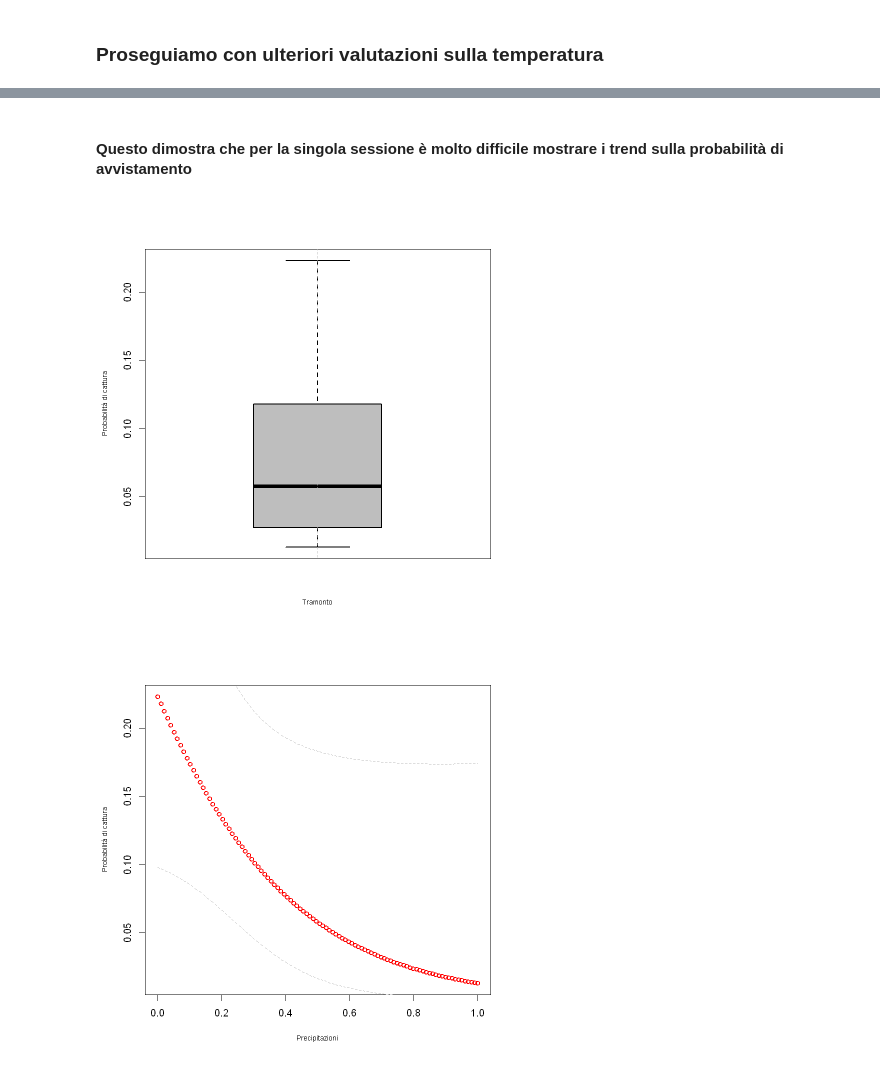
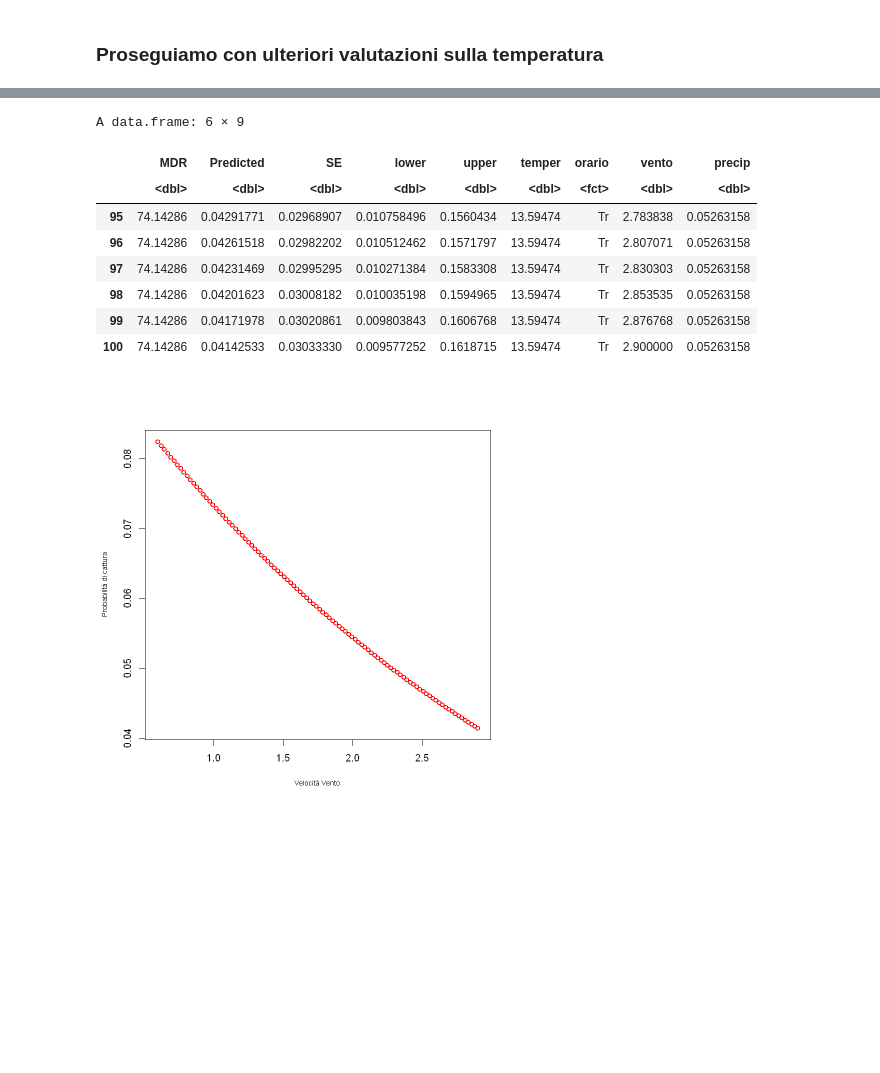
Before and after one commit to GabyOM/Chionomys-nivalis-analysis, a Jupyter notebook: 8.1. Analisi Best Model-Sessione-1.ipynb, the cells around one changed output, grey strips where cells are left out. Cells and saved outputs as stored; diff of their text form; code cells hidden in the pictures; blank space fills up the shorter version.

```diff
--- a/8.1. Analisi Best Model-Sessione-1.ipynb
+++ b/8.1. Analisi Best Model-Sessione-1.ipynb
@@ -218,22 +186,46 @@ with(Elambda_unscaled, {
-# %% [markdown]
-#### Questo dimostra che per la singola sessione è molto difficile mostrare i trend sulla probabilità di avvistamento
-# %%
-with(Elambda_unscaled, {
-    plot(orario, Predicted, xlab="Tramonto",
-        ylab="Probabilità di cattura",
-        cex.lab=0.7, lwd=2, col="grey")
-    lines(orario, upper, lty=2, col="grey")
-    lines(orario, lower,lty=2, col="grey" )
-})
-# %% [output]
-[figure, removed]
-# %%
-with(Elambda_unscaled, {
-    plot(precip, Predicted, xlab="Precipitazioni",
-        ylab="Probabilità di cattura",
-        cex.lab=0.7, lwd=2, col="red")
-    lines(precip, upper, lty=2, col="grey")
-    lines(precip, lower,lty=2, col="grey" )
-})
-# %% [output]
-[figure, removed]
+# %%
+#### predizioni di abbondanza con valori di covariate specifici.
+df_indicato <- siteCovs(arvicole)
+df_indicato2 <- obsCovs(arvicole)
+
+MDR.seq <- seq(min(df_indicato$MDR), max(df_indicato$MDR), length=100)
+temper.seq <- seq(min(df_indicato2$temper), max(df_indicato2$temper), length=100)
+vento.seq <- seq(min(df_indicato2$vento), max(df_indicato2$vento), length=100)
+precip.seq <- seq(min(df_indicato2$precip), max(df_indicato2$precip), length=100)
+
+newdat_tempTr <- data.frame(
+    MDR = mean(df_indicato$MDR),
+    temper = mean(df_indicato2$temper),
+    orario = "Tr",
+    vento = vento.seq,
+    precip = mean(df_indicato2$precip)
+)
+
+## PREDIZIONE
+Elambda <- predict(best_mod,
+        type='det',
+        newdata = newdat_tempTr,
+        appendData = TRUE)
+
+Elambda_unscaled <- myunscale(Elambda, siteCovs_scaled, c("MDR"))
+tail(Elambda_unscaled)
+
+#GRAFICI
+with(Elambda_unscaled, {
+    plot(vento, Predicted, xlab="Velocità Vento",
+        ylab="Probabilità di cattura",
+        cex.lab=0.7, lwd=2, col="red")
+    lines(vento, upper, lty=2, col="grey")
+    lines(vento, lower,lty=2, col="grey" )
+})
+# %% [output]
+A data.frame: 6 × 9
+|  | MDR | Predicted | SE | lower | upper | temper | orario | vento | precip |
+|  | <dbl> | <dbl> | <dbl> | <dbl> | <dbl> | <dbl> | <fct> | <dbl> | <dbl> |
+| 95 | 74.14286 | 0.04291771 | 0.02968907 | 0.010758496 | 0.1560434 | 13.59474 | Tr | 2.783838 | 0.05263158 |
+| 96 | 74.14286 | 0.04261518 | 0.02982202 | 0.010512462 | 0.1571797 | 13.59474 | Tr | 2.807071 | 0.05263158 |
+| 97 | 74.14286 | 0.04231469 | 0.02995295 | 0.010271384 | 0.1583308 | 13.59474 | Tr | 2.830303 | 0.05263158 |
+| 98 | 74.14286 | 0.04201623 | 0.03008182 | 0.010035198 | 0.1594965 | 13.59474 | Tr | 2.853535 | 0.05263158 |
+| 99 | 74.14286 | 0.04171978 | 0.03020861 | 0.009803843 | 0.1606768 | 13.59474 | Tr | 2.876768 | 0.05263158 |
+| 100 | 74.14286 | 0.04142533 | 0.03033330 | 0.009577252 | 0.1618715 | 13.59474 | Tr | 2.900000 | 0.05263158 |
+[figure, added]
```
Also changed, not shown: parts of 9 cells of this notebook, 10 other files.
